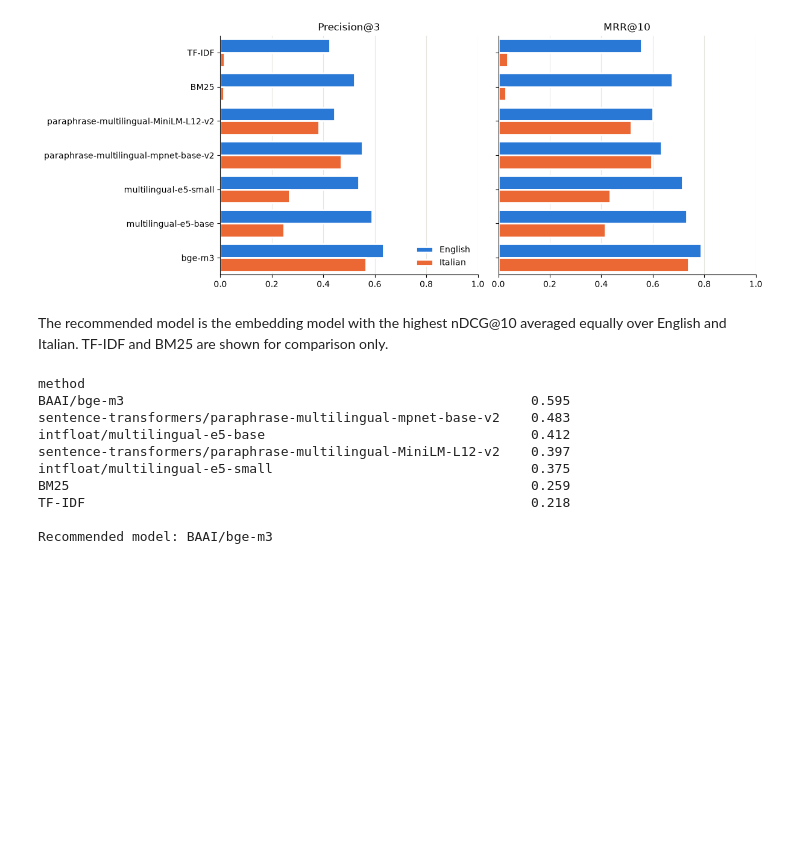
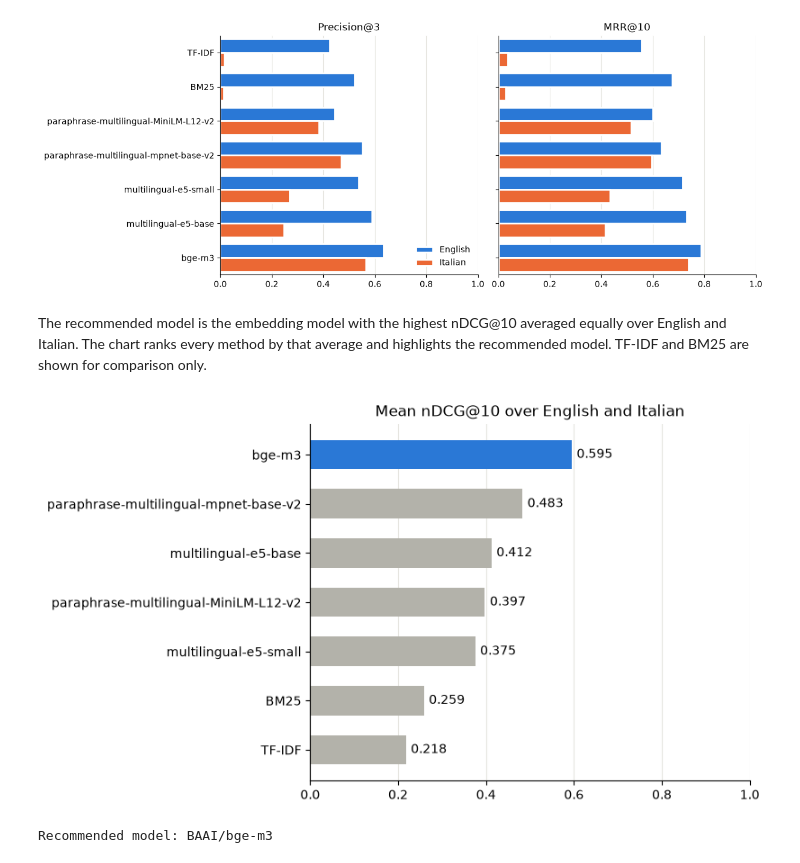
Before and after one commit to riccardopll/luiss-cinemadb, a Jupyter notebook: pipeline/report.ipynb, the cells around one changed output. Drawn from its saved outputs; the diff is of its cells as text; code cells hidden in the pictures; blank space fills up the shorter version.

Commit message:
Add a chart ranking the methods by the selection score

```diff
--- a/pipeline/report.ipynb
+++ b/pipeline/report.ipynb
@@ -15,6 +15,8 @@ BASELINES = ["TF-IDF", "BM25"]
 SCORE_NAMES = {"ndcg_at_10": "nDCG@10", "precision_at_3": "Precision@3", "mrr_at_10": "MRR@10"}
 LANGUAGE_NAMES = {"en": "English", "it": "Italian"}
 LANGUAGE_COLORS = {"en": "#2a78d6", "it": "#eb6834"}
+RECOMMENDED_COLOR = "#2a78d6"
+OTHER_COLOR = "#b3b2aa"
 
 summary = pd.read_csv(RESULTS_DIR / "summary.csv")
 per_query = pd.read_csv(RESULTS_DIR / "per_query.csv")
@@ -61,4 +63,16 @@ The two charts below are also saved as PNG in `results/figures/`.
 # %%
+def short_names(method_names):
+    return [name.split("/")[-1] for name in method_names]
+
+
+def style_score_axis(axis, title):
+    axis.set_xlim(0, 1)
+    axis.set_title(title)
+    axis.grid(axis="x", color="#e6e5e0")
+    axis.set_axisbelow(True)
+    axis.spines[["top", "right"]].set_visible(False)
+
+
 def plot_score(axis, score):
     table = summary.pivot(index="method", columns="language", values=score).loc[methods]
     positions = np.arange(len(methods))
@@ -72,13 +86,9 @@ def plot_score(axis, score):
             linewidth=2,
             label=LANGUAGE_NAMES[language],
         )
-    axis.set_yticks(positions, [method.split("/")[-1] for method in methods])
+    axis.set_yticks(positions, short_names(methods))
     axis.set_ylim(len(methods) - 0.5, -0.5)
-    axis.set_xlim(0, 1)
-    axis.set_title(SCORE_NAMES[score])
-    axis.grid(axis="x", color="#e6e5e0")
-    axis.set_axisbelow(True)
-    axis.spines[["top", "right"]].set_visible(False)
+    style_score_axis(axis, SCORE_NAMES[score])
 
 
 def save_score_chart(scores, filename):
@@ -101,20 +111,28 @@ save_score_chart(["precision_at_3", "mrr_at_10"], "precision_at_3_and_mrr_at_10.
 # %% [output]
 [figure]
 # %% [markdown]
-The recommended model is the embedding model with the highest nDCG@10 averaged equally over English and Italian. TF-IDF and BM25 are shown for comparison only.
+The recommended model is the embedding model with the highest nDCG@10 averaged equally over English and Italian. The chart ranks every method by that average and highlights the recommended model. TF-IDF and BM25 are shown for comparison only.
 # %%
 mean_ndcg = summary.groupby("method")["ndcg_at_10"].mean().sort_values(ascending=False)
 recommended_model = mean_ndcg.drop(BASELINES).idxmax()
-print(mean_ndcg.round(3).to_string())
-print(f"\nRecommended model: {recommended_model}")
+
+figure, axis = plt.subplots(figsize=(8, 4.5), layout="constrained")
+bars = axis.barh(
+    short_names(mean_ndcg.index),
+    mean_ndcg,
+    height=0.6,
+    color=[
+        RECOMMENDED_COLOR if method == recommended_model else OTHER_COLOR
+        for method in mean_ndcg.index
+    ],
+)
+axis.bar_label(bars, fmt="%.3f", padding=4)
+axis.invert_yaxis()
+style_score_axis(axis, "Mean nDCG@10 over English and Italian")
+figure.savefig(FIGURES_DIR / "mean_ndcg_at_10.png", dpi=200)
+plt.show()
+
+print(f"Recommended model: {recommended_model}")
 # %% [output]
+[figure, added]
-method
-BAAI/bge-m3                                                    0.595
-sentence-transformers/paraphrase-multilingual-mpnet-base-v2    0.483
-intfloat/multilingual-e5-base                                  0.412
-sentence-transformers/paraphrase-multilingual-MiniLM-L12-v2    0.397
-intfloat/multilingual-e5-small                                 0.375
-BM25                                                           0.259
-TF-IDF                                                         0.218
-
 Recommended model: BAAI/bge-m3
```
Also changed, not shown: parts of 1 cell of this notebook, 1 other file.
